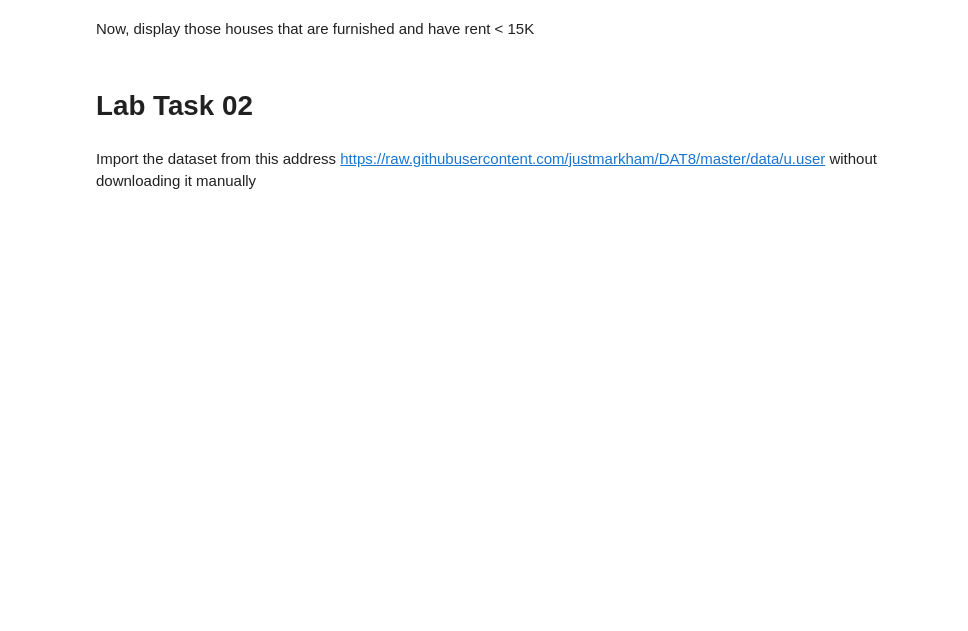
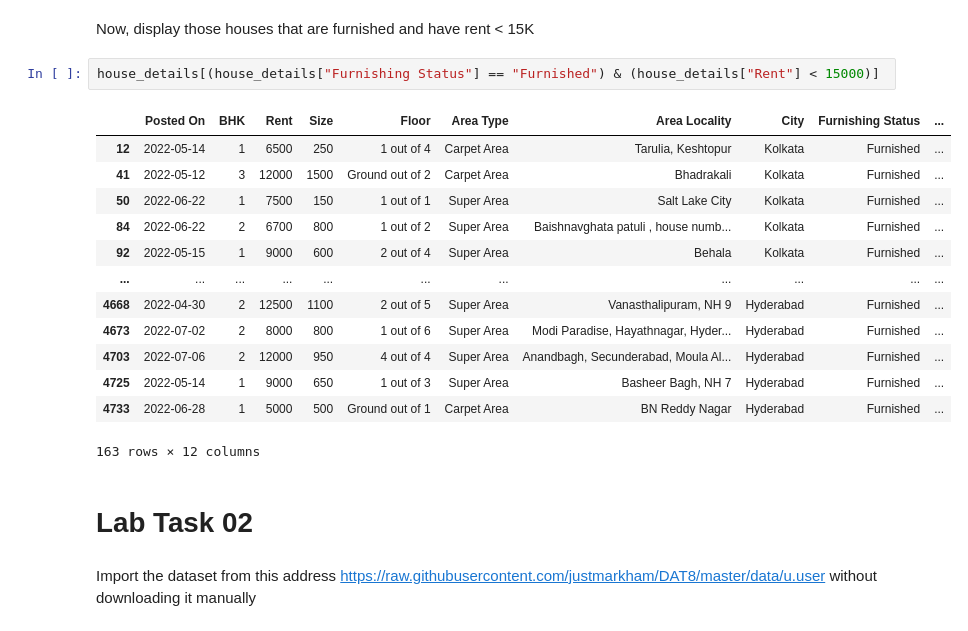
Before and after one commit to Mr-Zainulabadin/python-lab-1, a Jupyter notebook: W09_LAB_Programming_for_AI.ipynb, the cells around one changed output. Cells and saved outputs as stored; diff of their text form; blank space fills up the shorter version.

```diff
--- a/W09_LAB_Programming_for_AI.ipynb
+++ b/W09_LAB_Programming_for_AI.ipynb
@@ -427,5 +505,21 @@ Display the detail of houses that are Furnished
 # %% [markdown]
 Now, display those houses that are furnished and have rent < 15K
+# %%
+house_details[(house_details["Furnishing Status"] == "Furnished") & (house_details["Rent"] < 15000)]
+# %% [output]
+|  | Posted On | BHK | Rent | Size | Floor | Area Type | Area Locality | City | Furnishing Status | ... |
+| 12 | 2022-05-14 | 1 | 6500 | 250 | 1 out of 4 | Carpet Area | Tarulia, Keshtopur | Kolkata | Furnished | ... |
+| 41 | 2022-05-12 | 3 | 12000 | 1500 | Ground out of 2 | Carpet Area | Bhadrakali | Kolkata | Furnished | ... |
+| 50 | 2022-06-22 | 1 | 7500 | 150 | 1 out of 1 | Super Area | Salt Lake City | Kolkata | Furnished | ... |
+| 84 | 2022-06-22 | 2 | 6700 | 800 | 1 out of 2 | Super Area | Baishnavghata patuli , house numb... | Kolkata | Furnished | ... |
+| 92 | 2022-05-15 | 1 | 9000 | 600 | 2 out of 4 | Super Area | Behala | Kolkata | Furnished | ... |
+| ... | ... | ... | ... | ... | ... | ... | ... | ... | ... | ... |
+| 4668 | 2022-04-30 | 2 | 12500 | 1100 | 2 out of 5 | Super Area | Vanasthalipuram, NH 9 | Hyderabad | Furnished | ... |
+| 4673 | 2022-07-02 | 2 | 8000 | 800 | 1 out of 6 | Super Area | Modi Paradise, Hayathnagar, Hyder... | Hyderabad | Furnished | ... |
+| 4703 | 2022-07-06 | 2 | 12000 | 950 | 4 out of 4 | Super Area | Anandbagh, Secunderabad, Moula Al... | Hyderabad | Furnished | ... |
+| 4725 | 2022-05-14 | 1 | 9000 | 650 | 1 out of 3 | Super Area | Basheer Bagh, NH 7 | Hyderabad | Furnished | ... |
+| 4733 | 2022-06-28 | 1 | 5000 | 500 | Ground out of 1 | Carpet Area | BN Reddy Nagar | Hyderabad | Furnished | ... |
+163 rows × 12 columns
 # %% [markdown]
 # Lab Task 02
 # %% [markdown]
```
Also changed, not shown: parts of 41 cells of this notebook.
